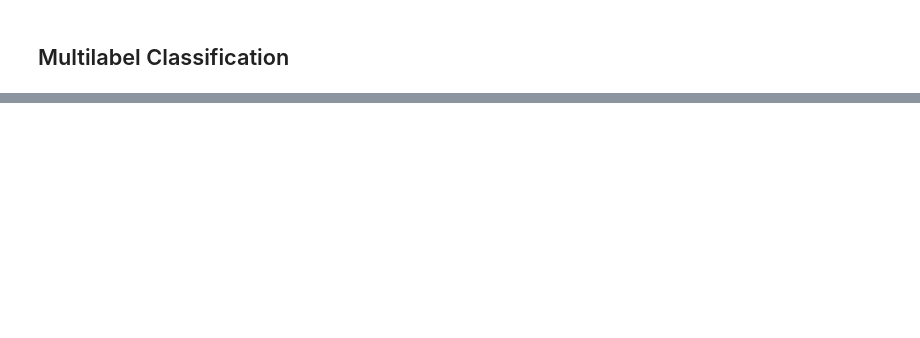
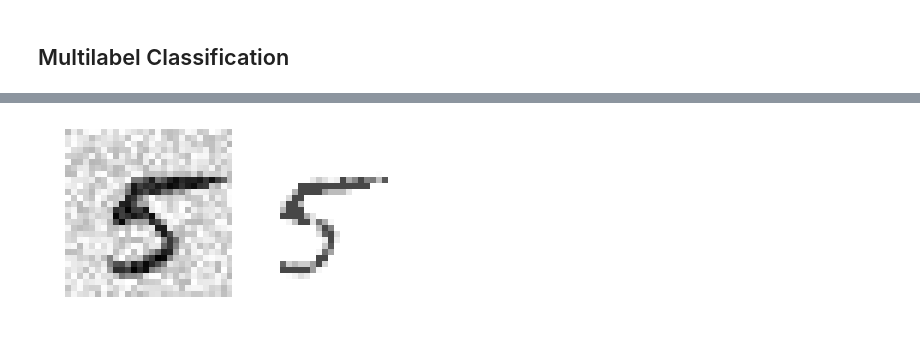
Before and after one commit to jerome9189/scikit-learning, a Jupyter notebook: MNIST.ipynb, the cells around one changed output, grey strips where cells are left out. Saved outputs shown, nothing was run; the diff lists cells and outputs as text; code cells hidden in the pictures; blank space fills up the shorter version.

```diff
--- a/MNIST.ipynb
+++ b/MNIST.ipynb
@@ -396,0 +420,4 @@ f1_score(y_multilabel, y_train_knn_pred, average="macro")
+# %%
+plot_digits([X_test_mod[some_index], clean_digit])
+# %% [output]
+[figure, added]
```
Also changed, not shown: parts of 26 cells of this notebook.
